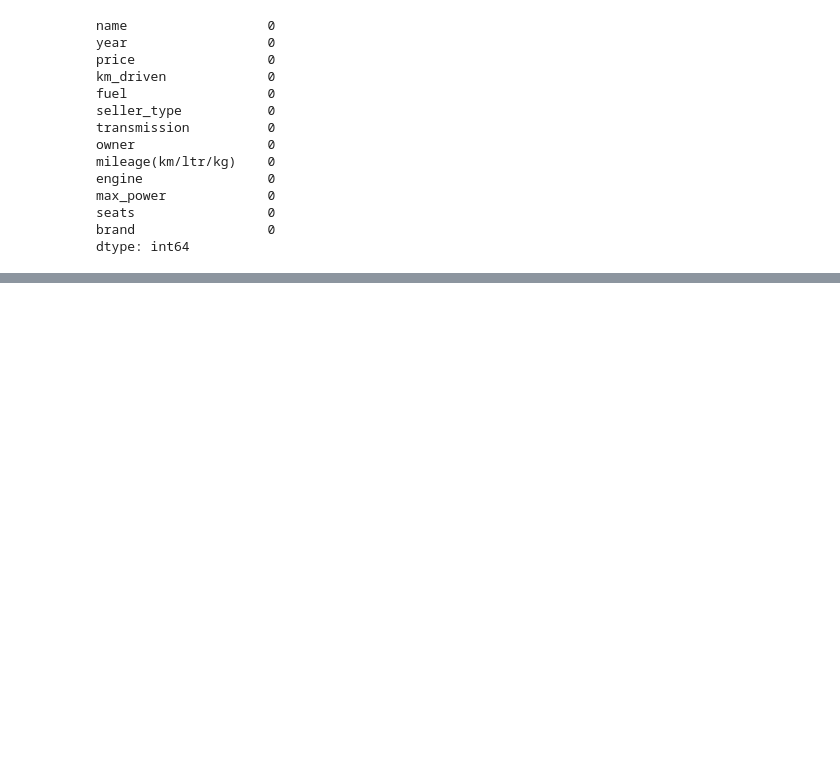
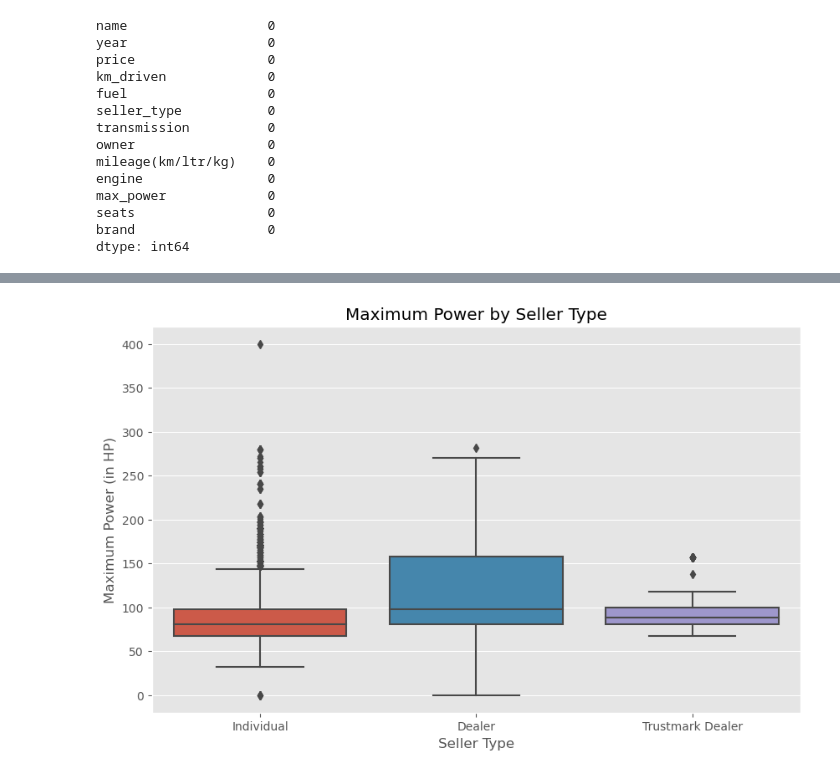
Before and after one commit to NANITH777/Car-Price-Prediction, a Jupyter notebook: car.ipynb, the cells around one changed output, grey strips where cells are left out. Saved outputs shown, nothing was run; the diff lists cells and outputs as text; code cells hidden in the pictures; blank space fills up the shorter version.

```diff
--- a/car.ipynb
+++ b/car.ipynb
@@ -261,0 +281,9 @@ df.to_csv('cleaned_data.csv')
+# %%
+plt.figure(figsize=(10, 6))
+sns.boxplot(x='seller_type', y='max_power', data=df)
+plt.title('Maximum Power by Seller Type')
+plt.xlabel('Seller Type')
+plt.ylabel('Maximum Power (in HP)')
+plt.show()
+# %% [output]
+[figure, added]
```
Also changed, not shown: parts of 6 cells of this notebook.
